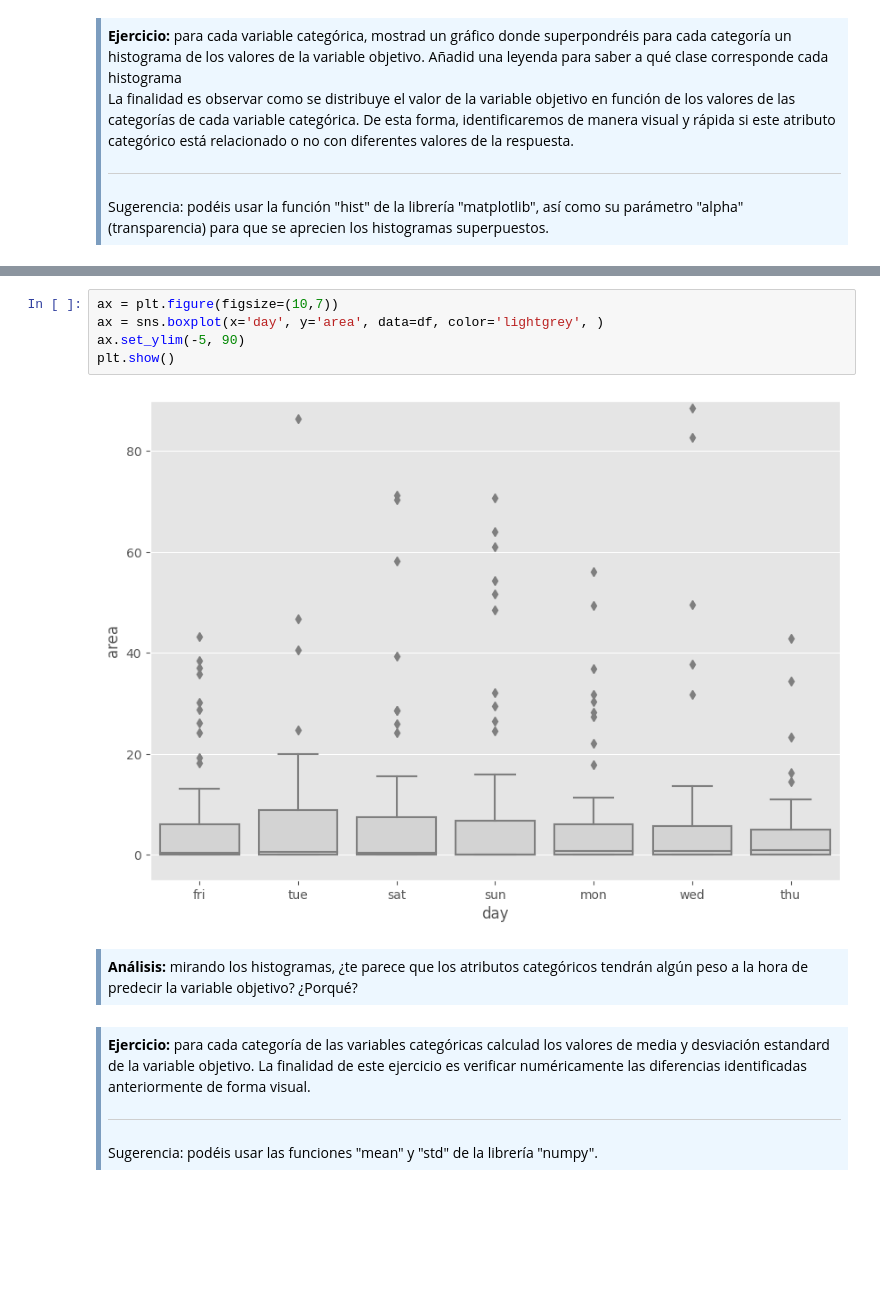
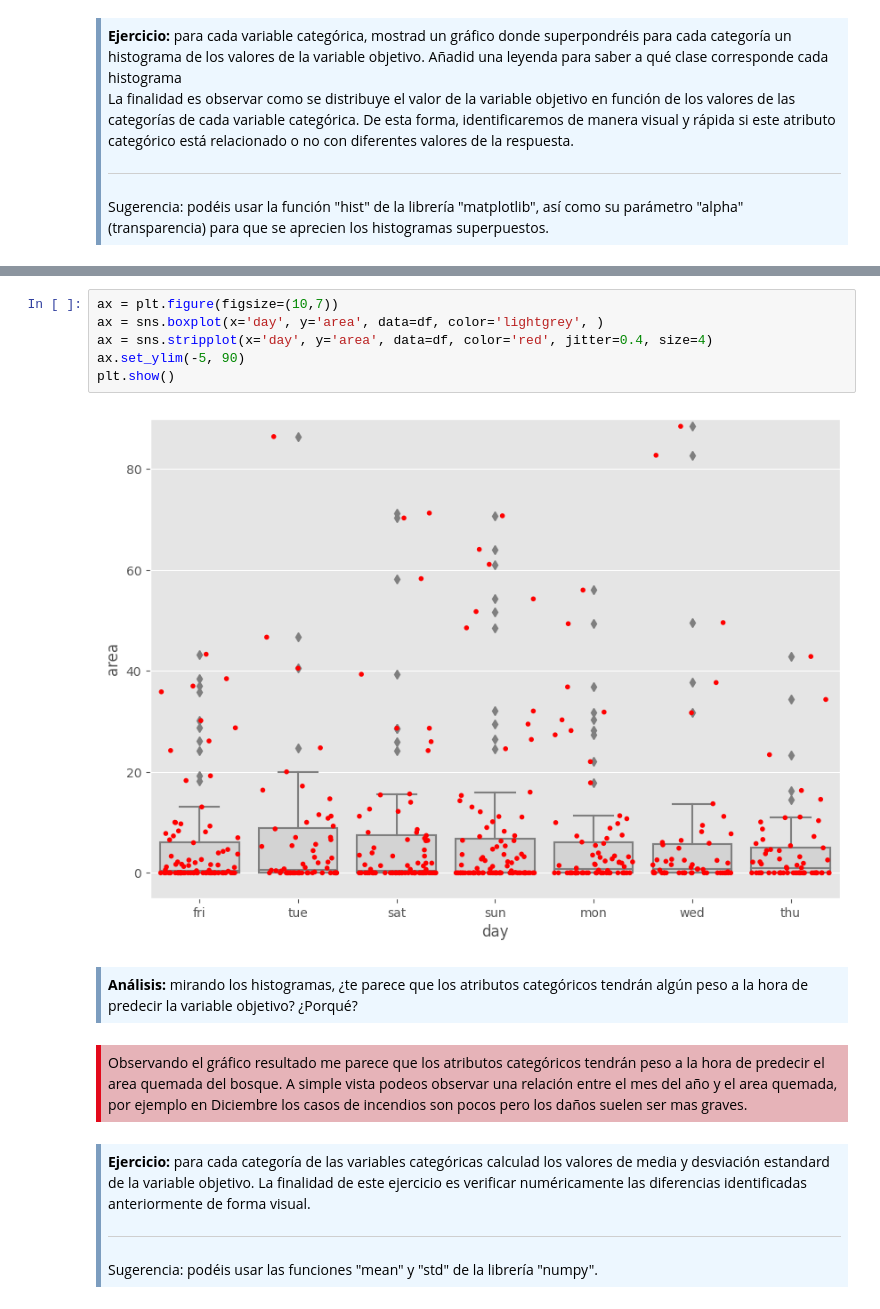
Before and after one commit to kluna1998/UOC, a Jupyter notebook: mamd/pec1/M2.855_20222_PEC1-Enunciado.ipynb, the cells around one changed output, grey strips where cells are left out. Drawn from its saved outputs; the diff is of its cells as text; blank space fills up the shorter version.

```diff
--- a/mamd/pec1/M2.855_20222_PEC1-Enunciado.ipynb
+++ b/mamd/pec1/M2.855_20222_PEC1-Enunciado.ipynb
@@ -289,14 +312,18 @@ plt.show()
 # %%
 ax = plt.figure(figsize=(10,7))
 ax = sns.boxplot(x='day', y='area', data=df, color='lightgrey', )
+ax = sns.stripplot(x='day', y='area', data=df, color='red', jitter=0.4, size=4)
 ax.set_ylim(-5, 90)
 plt.show()
 # %% [output]
-[figure, old version]
+[figure, new version]
 # %% [markdown]
 <div style="background-color: #EDF7FF; border-color: #7C9DBF; border-left: 5px solid #7C9DBF; padding: 0.5em;">
 <strong>Análisis:</strong> mirando los histogramas, ¿te parece que los atributos categóricos tendrán algún peso a la hora de predecir la variable objetivo? ¿Porqué?
 </div>
+# %% [markdown]
+<div style="border-color: #7C9DBF; border-left: 5px solid #e3091b; background-color:#e6b3b8;padding: 0.5em;">
+Observando el gráfico resultado me parece que los atributos categóricos tendrán peso a la hora de predecir el area quemada del bosque. A simple vista podeos observar una relación entre el mes del año y el area quemada, por ejemplo en Diciembre los casos de incendios son pocos pero los daños suelen ser mas graves.</div>
 # %% [markdown]
 <div style="background-color: #EDF7FF; border-color: #7C9DBF; border-left: 5px solid #7C9DBF; padding: 0.5em;">
 <strong>Ejercicio:</strong> para cada categoría de las variables categóricas calculad los valores de media y desviación estandard de la variable objetivo. La finalidad de este ejercicio es verificar numéricamente las diferencias identificadas anteriormente de forma visual.
```
Also changed, not shown: parts of 23 cells of this notebook.
